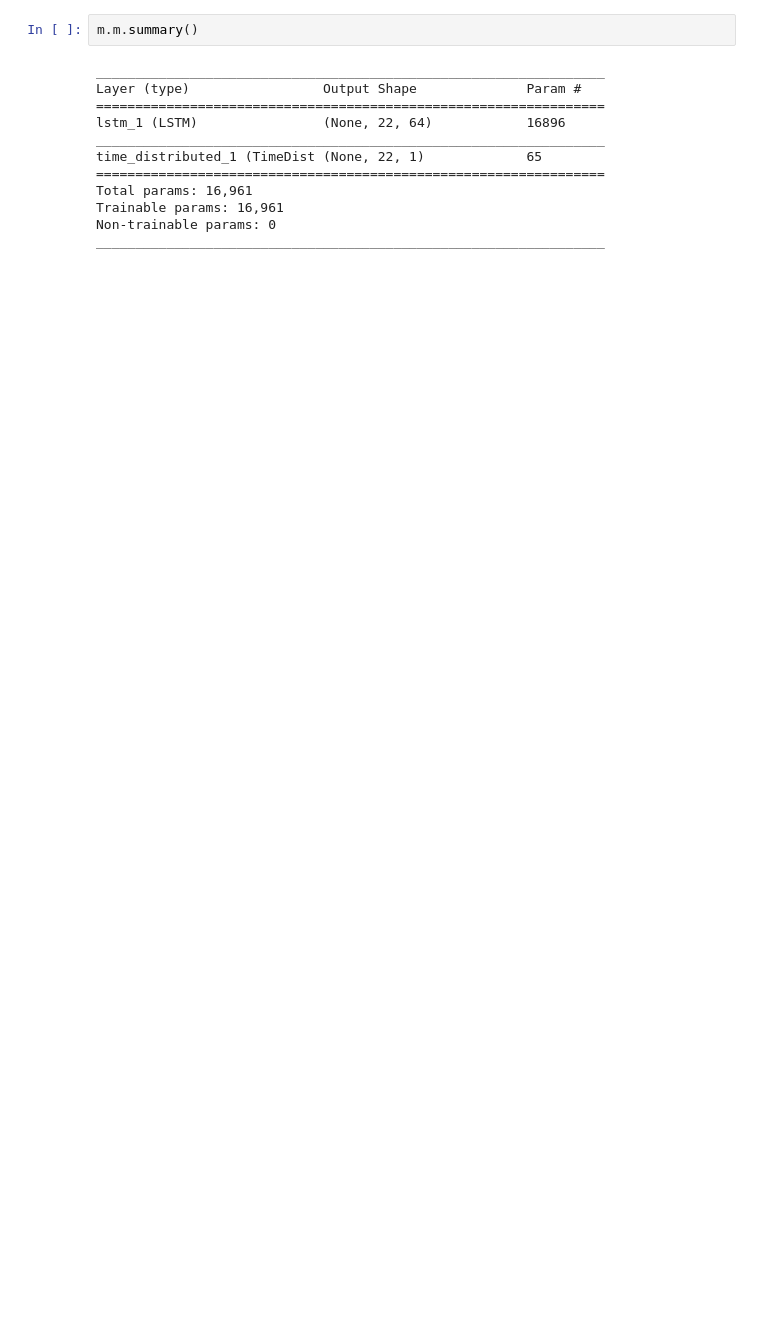
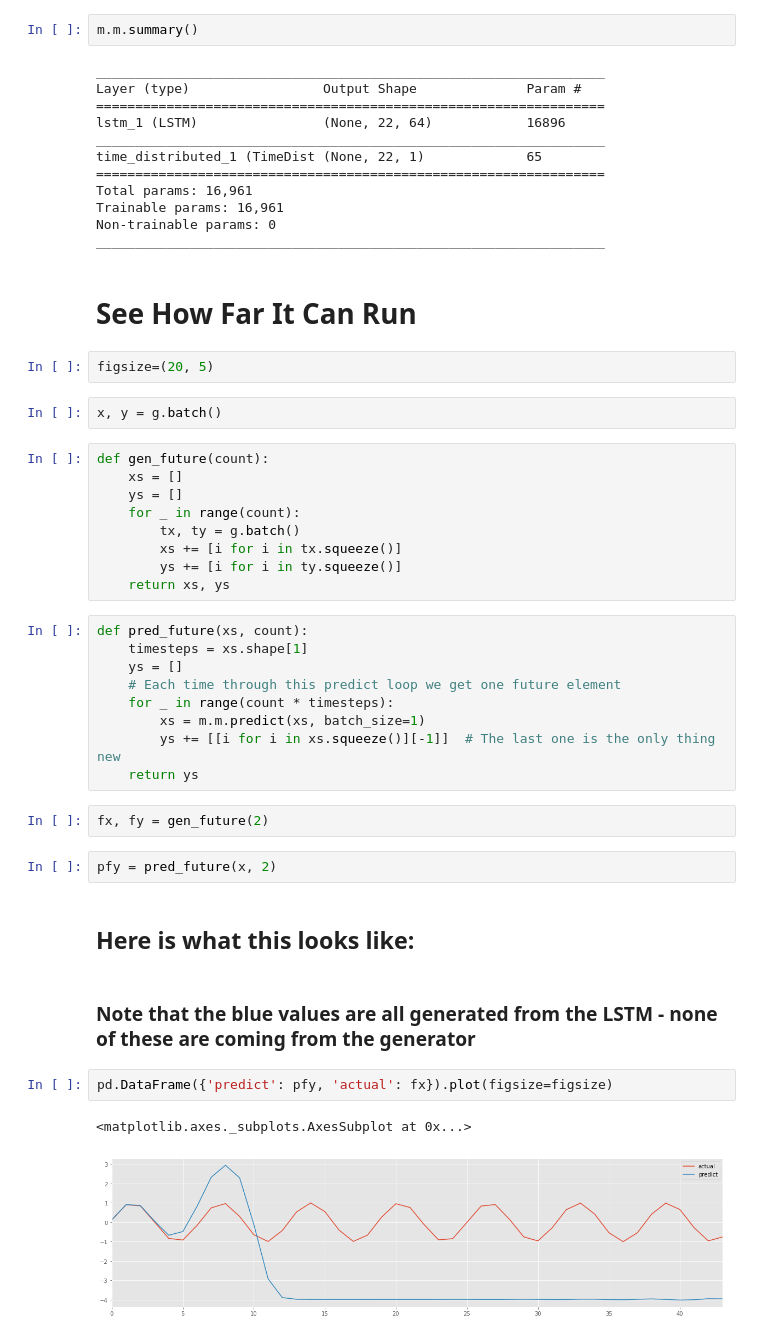
Before and after one commit to thepaulm/lstm, a Jupyter notebook: Keras LSTM.ipynb, the cells around one changed output. Drawn from its saved outputs; the diff is of its cells as text; blank space fills up the shorter version.

```diff
--- a/Keras LSTM.ipynb
+++ b/Keras LSTM.ipynb
@@ -50,3 +55,40 @@ Total params: 16,961
 Trainable params: 16,961
 Non-trainable params: 0
 _________________________________________________________________
+# %% [markdown]
+# See How Far It Can Run
+# %%
+figsize=(20, 5)
+# %%
+x, y = g.batch()
+# %%
+def gen_future(count):
+    xs = []
+    ys = []
+    for _ in range(count):
+        tx, ty = g.batch()
+        xs += [i for i in tx.squeeze()]
+        ys += [i for i in ty.squeeze()]
+    return xs, ys
+# %%
+def pred_future(xs, count):
+    timesteps = xs.shape[1]
+    ys = []
+    # Each time through this predict loop we get one future element
+    for _ in range(count * timesteps):
+        xs = m.m.predict(xs, batch_size=1)
+        ys += [[i for i in xs.squeeze()][-1]]  # The last one is the only thing new
+    return ys
+# %%
+fx, fy = gen_future(2)
+# %%
+pfy = pred_future(x, 2)
+# %% [markdown]
+## Here is what this looks like:
+# %% [markdown]
+###  Note that the blue values are all generated from the LSTM - none of these are coming from the generator
+# %%
+pd.DataFrame({'predict': pfy, 'actual': fx}).plot(figsize=figsize)
+# %% [output]
+<matplotlib.axes._subplots.AxesSubplot at 0x...>
+[figure, added]
```
Also changed, not shown: parts of 8 cells of this notebook, 2 other files.
